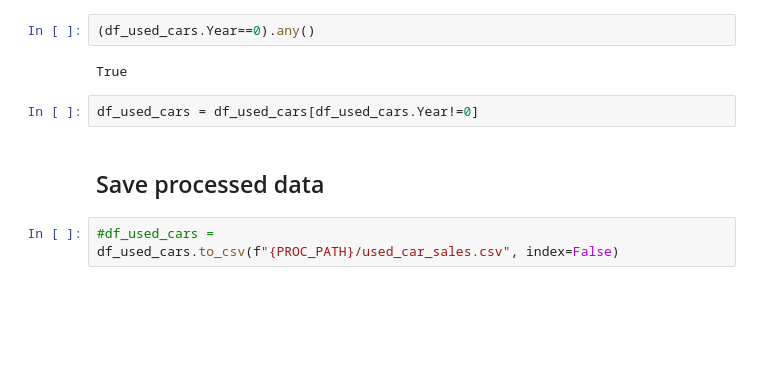
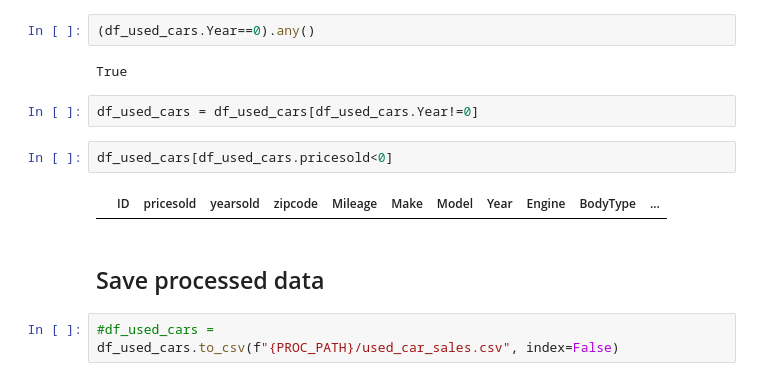
Before and after one commit to joelpoliveira/DW-PipelineDev, a Jupyter notebook: src/stage_1/used_cars.ipynb, the cells around one changed output. Saved outputs shown, nothing was run; the diff lists cells and outputs as text; blank space fills up the shorter version.

```diff
--- a/src/stage_1/used_cars.ipynb
+++ b/src/stage_1/used_cars.ipynb
@@ -1287,6 +1287,10 @@ array([ 8,  6,  0,  4,  5, 10, 12,  1,  3,  9,  2,  7], dtype=int64)
 True
 # %%
 df_used_cars = df_used_cars[df_used_cars.Year!=0]
+# %%
+df_used_cars[df_used_cars.pricesold<0]
+# %% [output]
+|  | ID | pricesold | yearsold | zipcode | Mileage | Make | Model | Year | Engine | BodyType | ... |
 # %% [markdown]
 ## Save processed data
 # %%
```
Also changed, not shown: 4 other files.
